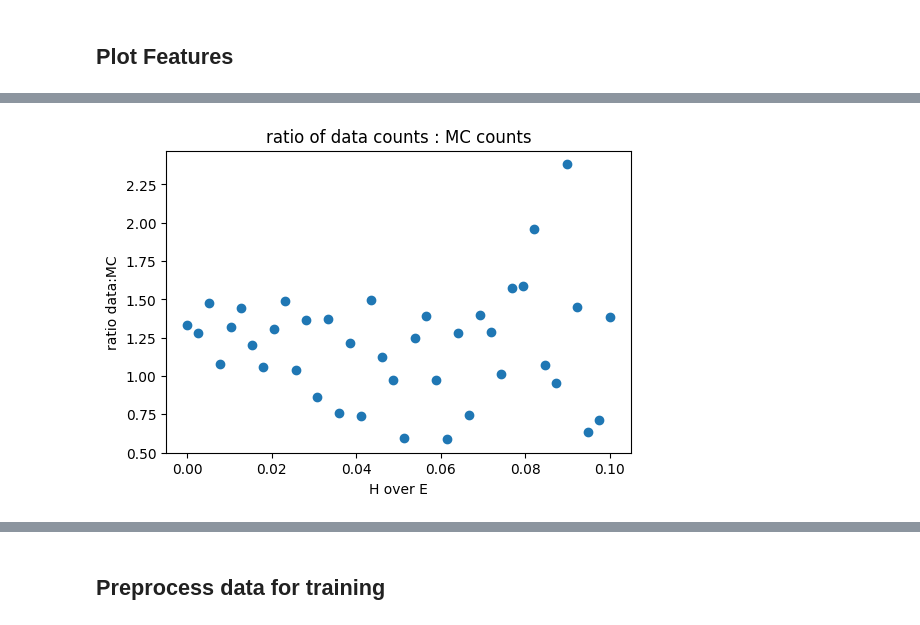
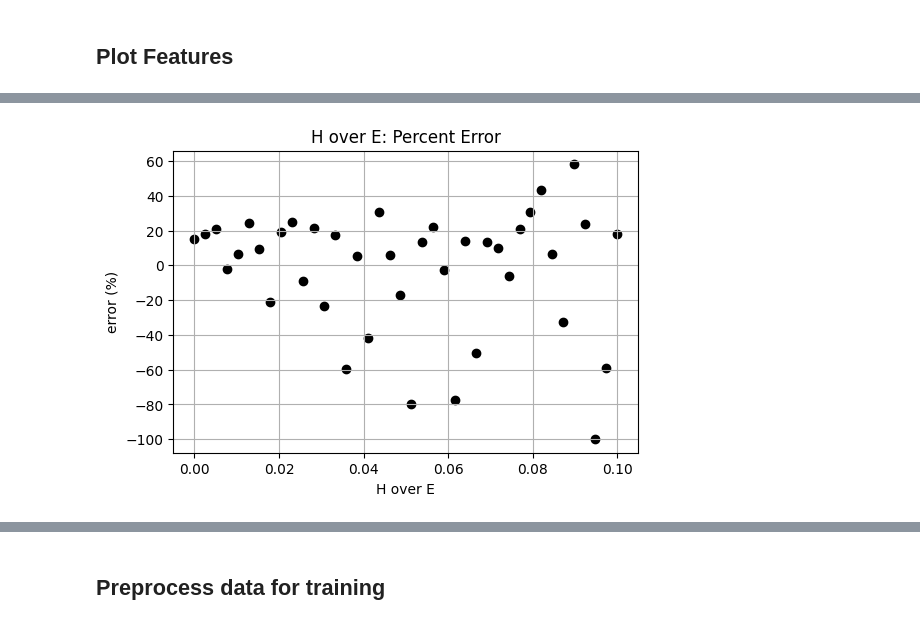
Before and after one commit to nbraukman/PhotonClassification, a Jupyter notebook: PhotonClassification.ipynb, the cells around one changed output, grey strips where cells are left out. Cells and saved outputs as stored; diff of their text form; code cells hidden in the pictures.

```diff
--- a/PhotonClassification.ipynb
+++ b/PhotonClassification.ipynb
@@ -166,13 +231,14 @@ plt.ylim(0,2100); plt.title('Photon H over E'); plt.show()
 # %%
-# ratio of data to MC
-hoe_ratio = (outputData['photon_hoe_hist'].values()[()])/(outputMC['photon_hoe_hist'].sum('dataset').sum('flav').values()[()])
+# statistical uncertainty
+residual = outputData['photon_hoe_hist'].values()[()] - outputMC['photon_hoe_hist'].sum('dataset').sum('flav').values()[()]
+relErr = 100*residual/outputData['photon_hoe_hist'].values()[()]
 
 plt.figure(figsize=(6,4),dpi=100)
-plt.scatter(np.linspace(0,0.1,hoe_ratio.shape[0]),hoe_ratio)
-plt.xlabel('H over E'); plt.ylabel('ratio data:MC'); plt.title('ratio of data counts : MC counts')
+plt.scatter(np.linspace(0,0.1,relErr.shape[0]),relErr, marker='o',c='k')
+plt.xlabel('H over E'); plt.ylabel('error (%)'); plt.title('H over E: Percent Error'); plt.grid()
 plt.show()
 # %% [output]
-[figure, old version]
+[figure, new version]
 # %%
 plt.figure(figsize=(6,4),dpi=100)
 hist.plot1d(outputMC['deltaR_photon_lepton_hist'].sum("dataset"),overlay="flav",stack=True,legend_opts=data_legopts)
```
Also changed, not shown: parts of 72 cells of this notebook, 7 other files.
